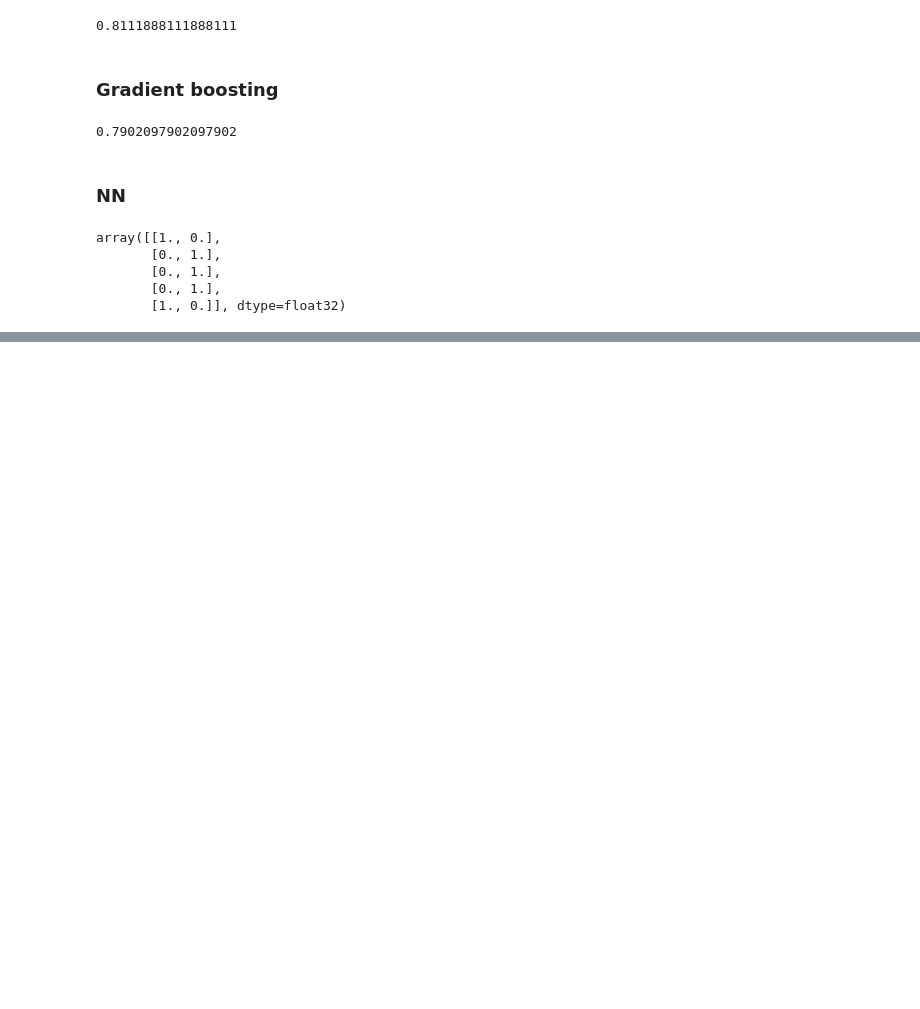
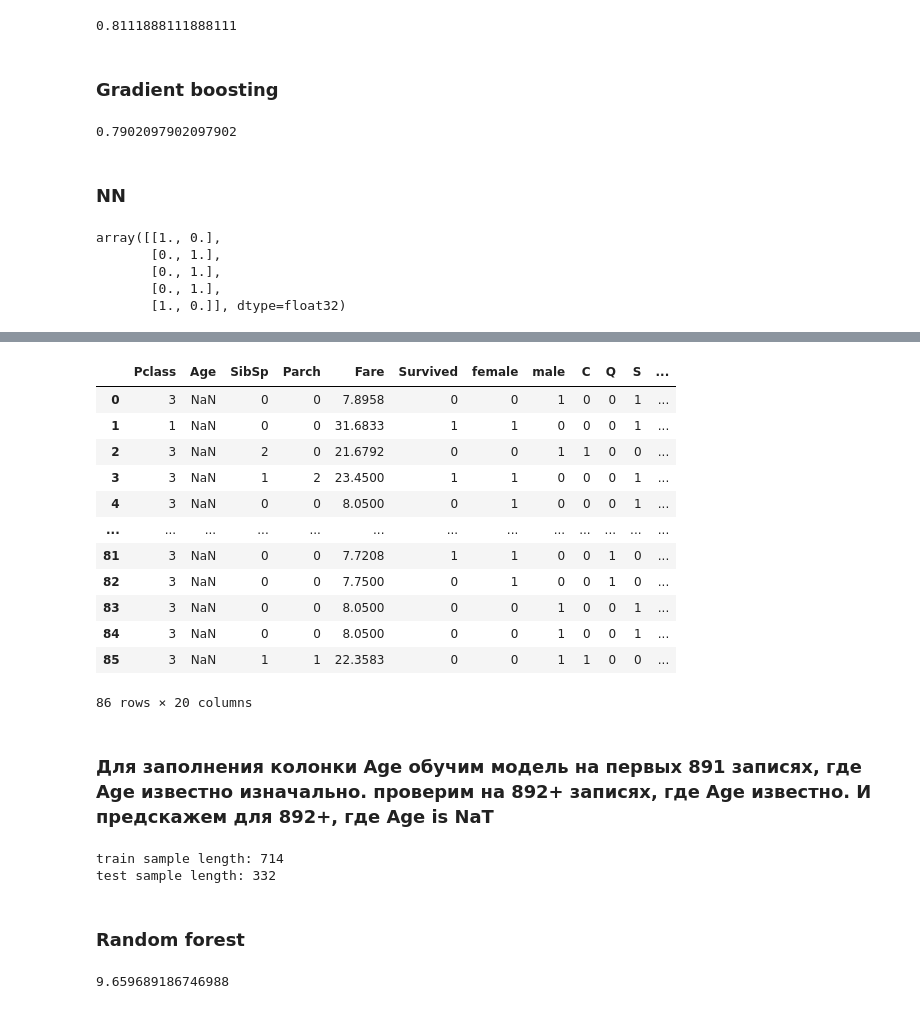
Before and after one commit to ChingisBadmaev/Data-science, a Jupyter notebook: Titanic/Titanic.ipynb, the cells around one changed output, grey strips where cells are left out. Cells and saved outputs as stored; diff of their text form; code cells hidden in the pictures; blank space fills up the shorter version.

```diff
--- a/Titanic/Titanic.ipynb
+++ b/Titanic/Titanic.ipynb
@@ -573,0 +714,33 @@ NN, accuracy: 0.7762237787246704
+# %%
+# delete lines, where age is int/float
+data_control_test_nan_age = data_control_test.drop(data_control_test[data_control_test.Age >0].index).reset_index().drop('PassengerId', axis=1)
+data_control_test_nan_age
+# %% [output]
+|  | Pclass | Age | SibSp | Parch | Fare | Survived | female | male | C | Q | S | ... |
+| 0 | 3 | NaN | 0 | 0 | 7.8958 | 0 | 0 | 1 | 0 | 0 | 1 | ... |
+| 1 | 1 | NaN | 0 | 0 | 31.6833 | 1 | 1 | 0 | 0 | 0 | 1 | ... |
+| 2 | 3 | NaN | 2 | 0 | 21.6792 | 0 | 0 | 1 | 1 | 0 | 0 | ... |
+| 3 | 3 | NaN | 1 | 2 | 23.4500 | 1 | 1 | 0 | 0 | 0 | 1 | ... |
+| 4 | 3 | NaN | 0 | 0 | 8.0500 | 0 | 1 | 0 | 0 | 0 | 1 | ... |
+| ... | ... | ... | ... | ... | ... | ... | ... | ... | ... | ... | ... | ... |
+| 81 | 3 | NaN | 0 | 0 | 7.7208 | 1 | 1 | 0 | 0 | 1 | 0 | ... |
+| 82 | 3 | NaN | 0 | 0 | 7.7500 | 0 | 1 | 0 | 0 | 1 | 0 | ... |
+| 83 | 3 | NaN | 0 | 0 | 8.0500 | 0 | 0 | 1 | 0 | 0 | 1 | ... |
+| 84 | 3 | NaN | 0 | 0 | 8.0500 | 0 | 0 | 1 | 0 | 0 | 1 | ... |
+| 85 | 3 | NaN | 1 | 1 | 22.3583 | 0 | 0 | 1 | 1 | 0 | 0 | ... |
+86 rows × 20 columns
+# %% [markdown]
+### Для заполнения колонки Age обучим модель на первых 891 записях, где Age известно изначально. проверим на 892+ записях, где Age известно. И предскажем для 892+, где Age is NaТ
+# %%
+X_data_control_test_age_train = data_age.drop('Age', axis=1)
+y_data_control_test_age_train = data_age['Age']
+X_data_control_test_age_test = data_control_test_age.drop('Age', axis=1)
+y_data_control_test_age_test = data_control_test_age['Age']
+
+X_data_control_test_nan_age = data_control_test_nan_age.drop('Age', axis=1)
+
+print('train sample length:', len(X_data_control_test_age_train))
+print('test sample length:', len(X_data_control_test_age_test))
+# %% [output]
+train sample length: 714
+test sample length: 332
@@ -573,0 +750,20 @@ NN, accuracy: 0.7762237787246704
+# %% [markdown]
+### Random forest
+# %%
+model_RF_age_control = RandomForestRegressor(random_state=42,
+                               # число деревьев в лесу
+                               n_estimators=500,
+                               criterion='mae',
+                               max_depth=20,
+                               # Вычислять out-of-bag ошибку
+                               oob_score=True,
+                               warm_start=False
+                              )
+
+# train the model on training data
+model_RF_age_control.fit(X_data_control_test_age_train, y_data_control_test_age_train)
+
+y_age_pred = model_RF_age_control.predict(X_data_control_test_age_test)
+mean_absolute_error(y_age_pred, y_data_control_test_age_test)
+# %% [output]
+9.659689186746988
```
Also changed, not shown: parts of 35 cells of this notebook, 2 other files.
